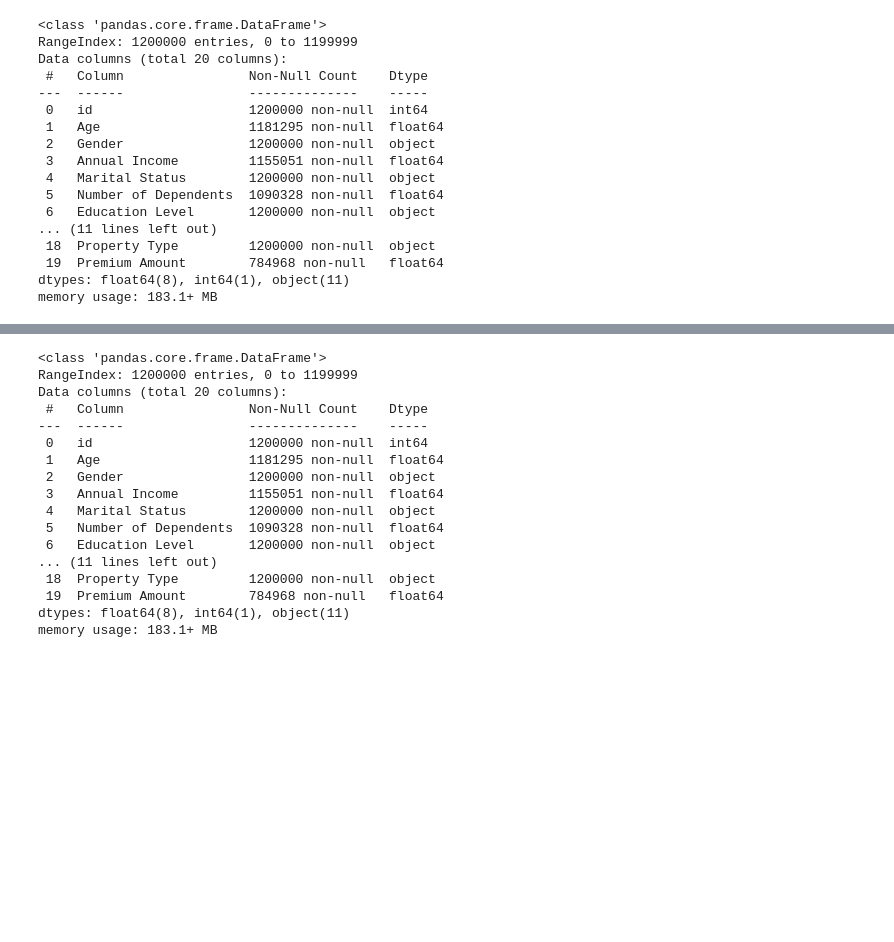
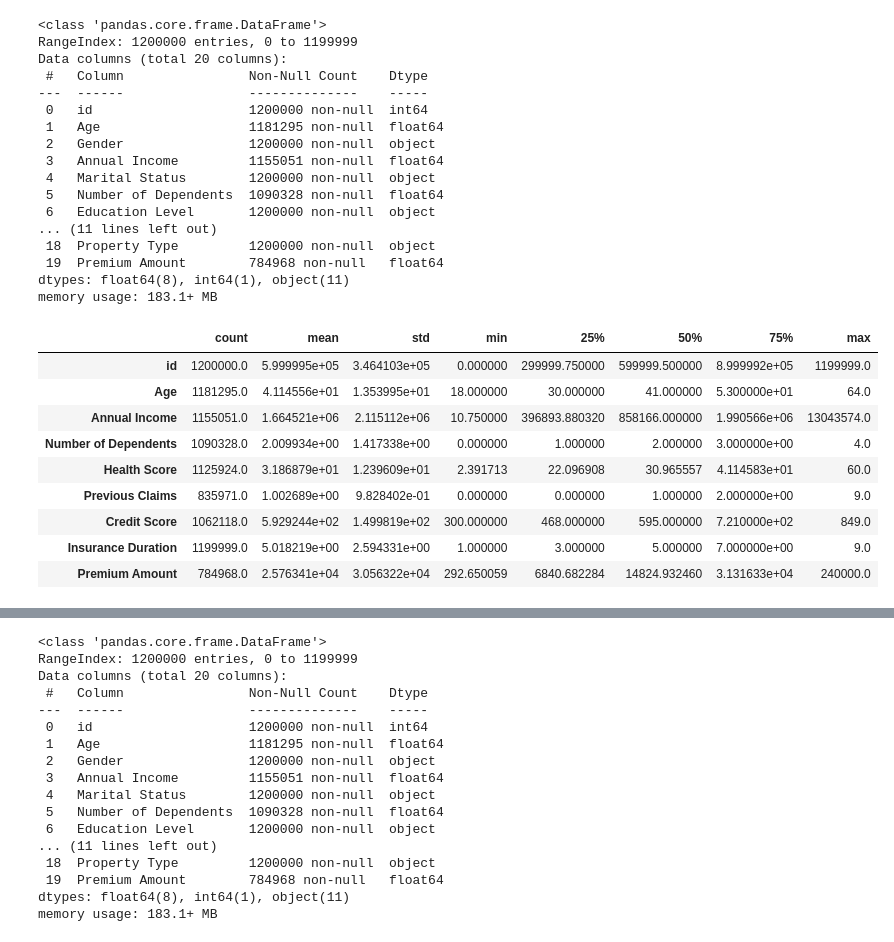
Before and after one commit to ra1croft/Acko_Insurance_Analysis, a Jupyter notebook: Acko_Insurance_Data.ipynb, the cells around one changed output, grey strips where cells are left out. Saved outputs shown, nothing was run; the diff lists cells and outputs as text; code cells hidden in the pictures; blank space fills up the shorter version.

```diff
--- a/Acko_Insurance_Data.ipynb
+++ b/Acko_Insurance_Data.ipynb
@@ -61,4 +61,17 @@ import numpy as np
 import pandas as pd
 import matplotlib.pyplot as plt
 import seaborn as sns
+# %%
+data.describe().T
+# %% [output]
+|  | count | mean | std | min | 25% | 50% | 75% | max |
+| id | 1200000.0 | 5.999995e+05 | 3.464103e+05 | 0.000000 | 299999.750000 | 599999.500000 | 8.999992e+05 | 1199999.0 |
+| Age | 1181295.0 | 4.114556e+01 | 1.353995e+01 | 18.000000 | 30.000000 | 41.000000 | 5.300000e+01 | 64.0 |
+| Annual Income | 1155051.0 | 1.664521e+06 | 2.115112e+06 | 10.750000 | 396893.880320 | 858166.000000 | 1.990566e+06 | 13043574.0 |
+| Number of Dependents | 1090328.0 | 2.009934e+00 | 1.417338e+00 | 0.000000 | 1.000000 | 2.000000 | 3.000000e+00 | 4.0 |
+| Health Score | 1125924.0 | 3.186879e+01 | 1.239609e+01 | 2.391713 | 22.096908 | 30.965557 | 4.114583e+01 | 60.0 |
+| Previous Claims | 835971.0 | 1.002689e+00 | 9.828402e-01 | 0.000000 | 0.000000 | 1.000000 | 2.000000e+00 | 9.0 |
+| Credit Score | 1062118.0 | 5.929244e+02 | 1.499819e+02 | 300.000000 | 468.000000 | 595.000000 | 7.210000e+02 | 849.0 |
+| Insurance Duration | 1199999.0 | 5.018219e+00 | 2.594331e+00 | 1.000000 | 3.000000 | 5.000000 | 7.000000e+00 | 9.0 |
+| Premium Amount | 784968.0 | 2.576341e+04 | 3.056322e+04 | 292.650059 | 6840.682284 | 14824.932460 | 3.131633e+04 | 240000.0 |
 # %%
```
Also changed, not shown: parts of 12 cells of this notebook.
